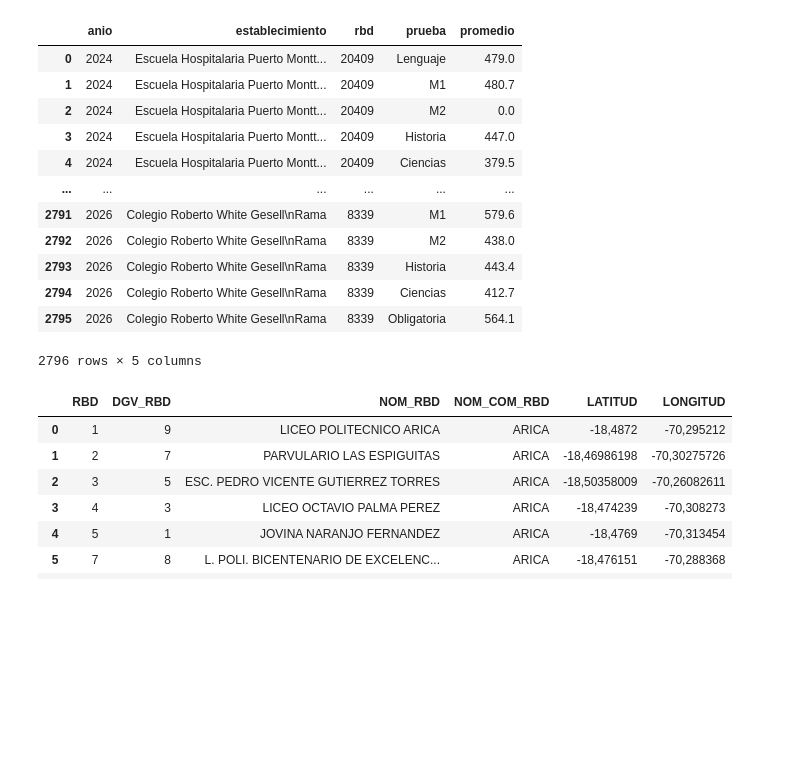
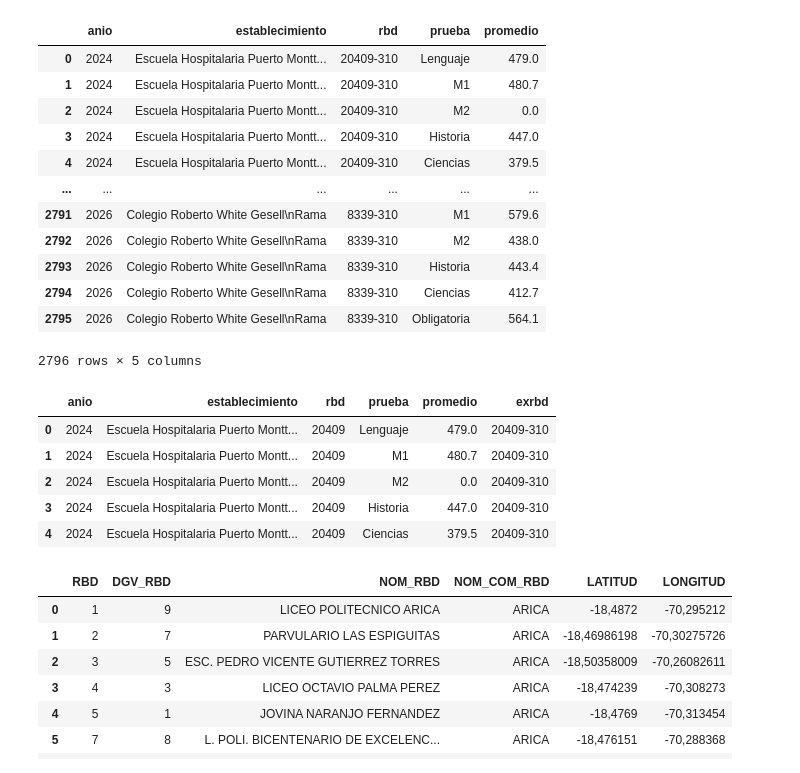
Before and after one commit to JsanzanaJ/Paes_Valdivia, a Jupyter notebook: scripts/limpiezagjson.ipynb, the cells around one changed output. Drawn from its saved outputs; the diff is of its cells as text; code cells hidden in the pictures; blank space fills up the shorter version.

```diff
--- a/scripts/limpiezagjson.ipynb
+++ b/scripts/limpiezagjson.ipynb
@@ -1,34 +1,52 @@
 # %%
 import pandas as pd
+# %%
+datar = pd.read_csv('../data/processed/paes_valdivia.csv')
+datar
+# %% [output]
+|  | anio | establecimiento | rbd | prueba | promedio |
+| 0 | 2024 | Escuela Hospitalaria Puerto Montt... | 20409-310 | Lenguaje | 479.0 |
+| 1 | 2024 | Escuela Hospitalaria Puerto Montt... | 20409-310 | M1 | 480.7 |
+| 2 | 2024 | Escuela Hospitalaria Puerto Montt... | 20409-310 | M2 | 0.0 |
+| 3 | 2024 | Escuela Hospitalaria Puerto Montt... | 20409-310 | Historia | 447.0 |
+| 4 | 2024 | Escuela Hospitalaria Puerto Montt... | 20409-310 | Ciencias | 379.5 |
+| ... | ... | ... | ... | ... | ... |
+| 2791 | 2026 | Colegio Roberto White Gesell\nRama | 8339-310 | M1 | 579.6 |
+| 2792 | 2026 | Colegio Roberto White Gesell\nRama | 8339-310 | M2 | 438.0 |
+| 2793 | 2026 | Colegio Roberto White Gesell\nRama | 8339-310 | Historia | 443.4 |
+| 2794 | 2026 | Colegio Roberto White Gesell\nRama | 8339-310 | Ciencias | 412.7 |
+| 2795 | 2026 | Colegio Roberto White Gesell\nRama | 8339-310 | Obligatoria | 564.1 |
+2796 rows × 5 columns
 # %%
+import pandas as pd
+
 datar = pd.read_csv('../data/processed/paes_valdivia.csv')
-datar.head(15)
 
-# Limpiar RBD: quedarse solo con lo anterior al "-"
+# Asegurar string
+datar["rbd"] = datar["rbd"].astype(str)
+
+# 1️⃣ Guardar el rbd original en exrbd
+datar["exrbd"] = datar["rbd"]
+
+# 2️⃣ Limpiar rbd (quedarse solo antes del "-")
 datar["rbd"] = (
     datar["rbd"]
-    .astype(str)
     .str.split("-")
     .str[0]
+    .str.strip()
 )
 
-# Guardar archivo limpio
+# Guardar
 datar.to_csv("../data/processed/paes_valdivia_limpio.csv", index=False)
-datar
+
+datar.head()
 # %% [output]
-|  | anio | establecimiento | rbd | prueba | promedio |
-| 0 | 2024 | Escuela Hospitalaria Puerto Montt... | 20409 | Lenguaje | 479.0 |
-| 1 | 2024 | Escuela Hospitalaria Puerto Montt... | 20409 | M1 | 480.7 |
-| 2 | 2024 | Escuela Hospitalaria Puerto Montt... | 20409 | M2 | 0.0 |
-| 3 | 2024 | Escuela Hospitalaria Puerto Montt... | 20409 | Historia | 447.0 |
-| 4 | 2024 | Escuela Hospitalaria Puerto Montt... | 20409 | Ciencias | 379.5 |
-| ... | ... | ... | ... | ... | ... |
-| 2791 | 2026 | Colegio Roberto White Gesell\nRama | 8339 | M1 | 579.6 |
-| 2792 | 2026 | Colegio Roberto White Gesell\nRama | 8339 | M2 | 438.0 |
-| 2793 | 2026 | Colegio Roberto White Gesell\nRama | 8339 | Historia | 443.4 |
-| 2794 | 2026 | Colegio Roberto White Gesell\nRama | 8339 | Ciencias | 412.7 |
-| 2795 | 2026 | Colegio Roberto White Gesell\nRama | 8339 | Obligatoria | 564.1 |
+|  | anio | establecimiento | rbd | prueba | promedio | exrbd |
+| 0 | 2024 | Escuela Hospitalaria Puerto Montt... | 20409 | Lenguaje | 479.0 | 20409-310 |
+| 1 | 2024 | Escuela Hospitalaria Puerto Montt... | 20409 | M1 | 480.7 | 20409-310 |
+| 2 | 2024 | Escuela Hospitalaria Puerto Montt... | 20409 | M2 | 0.0 | 20409-310 |
+| 3 | 2024 | Escuela Hospitalaria Puerto Montt... | 20409 | Historia | 447.0 | 20409-310 |
+| 4 | 2024 | Escuela Hospitalaria Puerto Montt... | 20409 | Ciencias | 379.5 | 20409-310 |
-2796 rows × 5 columns
 # %%
 
 
```
Also changed, not shown: parts of 4 cells of this notebook, 6 other files.
